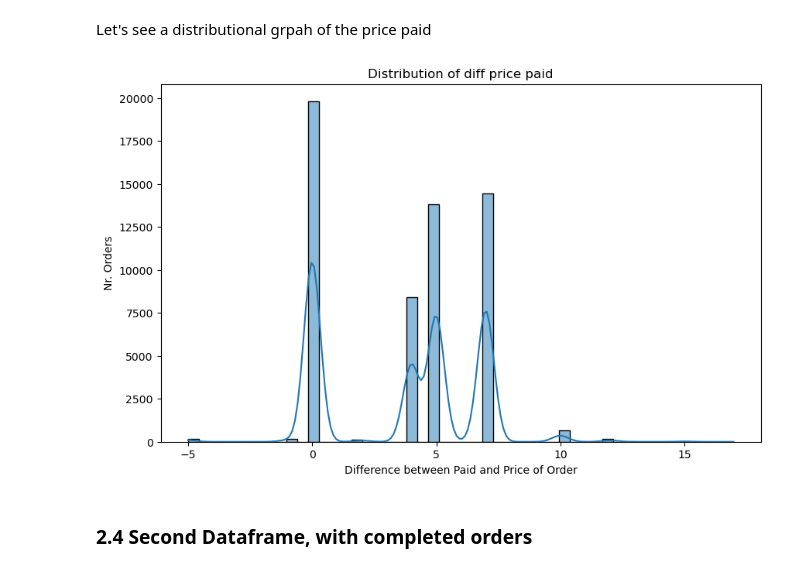
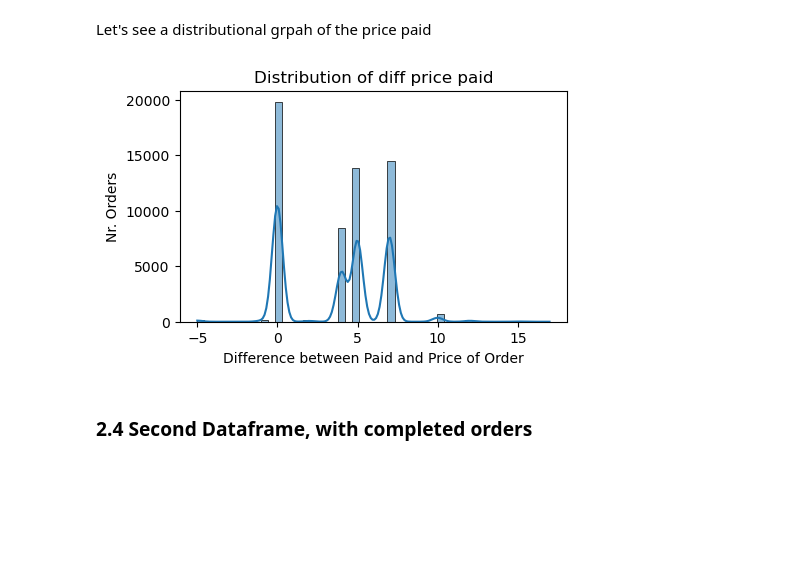
Before and after one commit to MerleSt/Eniac, a Jupyter notebook: Eniac.ipynb, the cells around one changed output. Saved outputs shown, nothing was run; the diff lists cells and outputs as text; code cells hidden in the pictures; blank space fills up the shorter version.

Commit message:
use dataframe.copy()
finalize dataframe and use a copy for the analysis.

```diff
--- a/Eniac.ipynb
+++ b/Eniac.ipynb
@@ -125,15 +125,17 @@ Let us drop the outliers here.
 df = df.loc[~df['diff_paid_totalprice'].isin(outliers['diff_paid_totalprice'])]
 # %% [markdown]
 Let's see a distributional grpah of the price paid
+# %%
+df1 = df.copy()
 # %%
-plt.figure(figsize=(10,6))
-sns.histplot(df['diff_paid_totalprice'], bins=50, kde=True)
+plt.figure(figsize=(5,3))
+sns.histplot(df1['diff_paid_totalprice'], bins=50, kde=True)
 plt.title('Distribution of diff price paid')
 plt.xlabel('Difference between Paid and Price of Order')
 plt.ylabel('Nr. Orders')
 plt.show()
 # %% [output]
-[figure, old version]
+[figure, new version]
 # %% [markdown]
 ### 2.4 Second Dataframe, with completed orders
 # %% [markdown]
```
Also changed, not shown: parts of 19 cells of this notebook.
